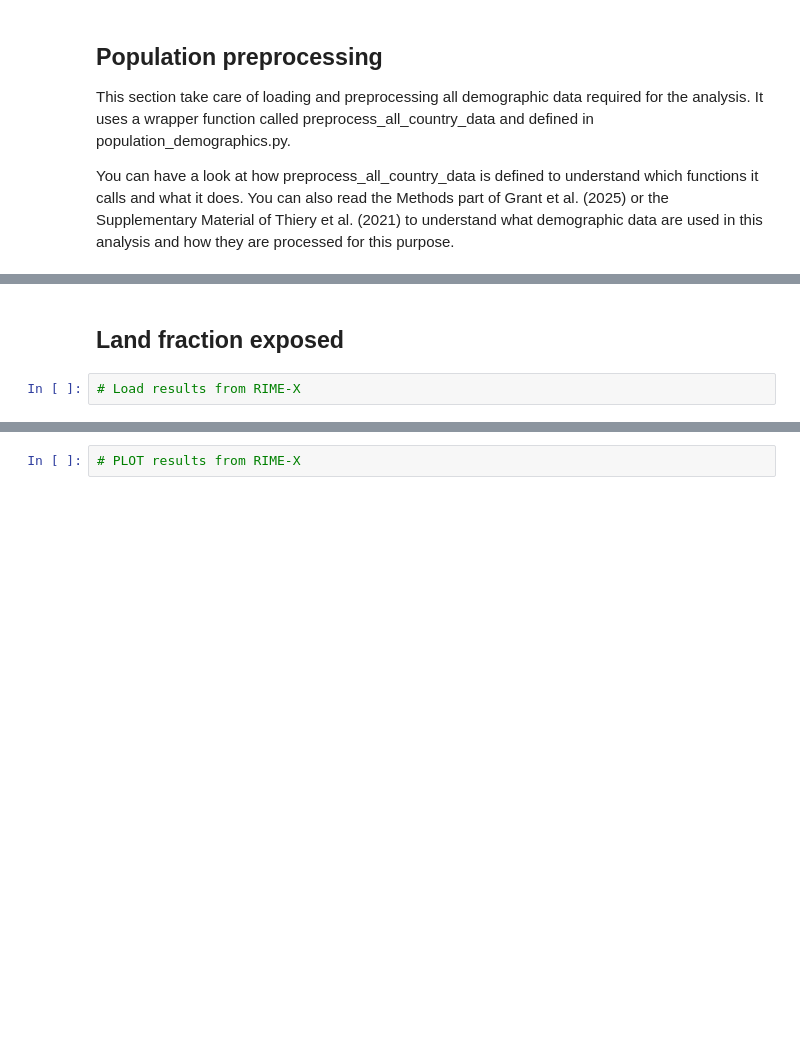
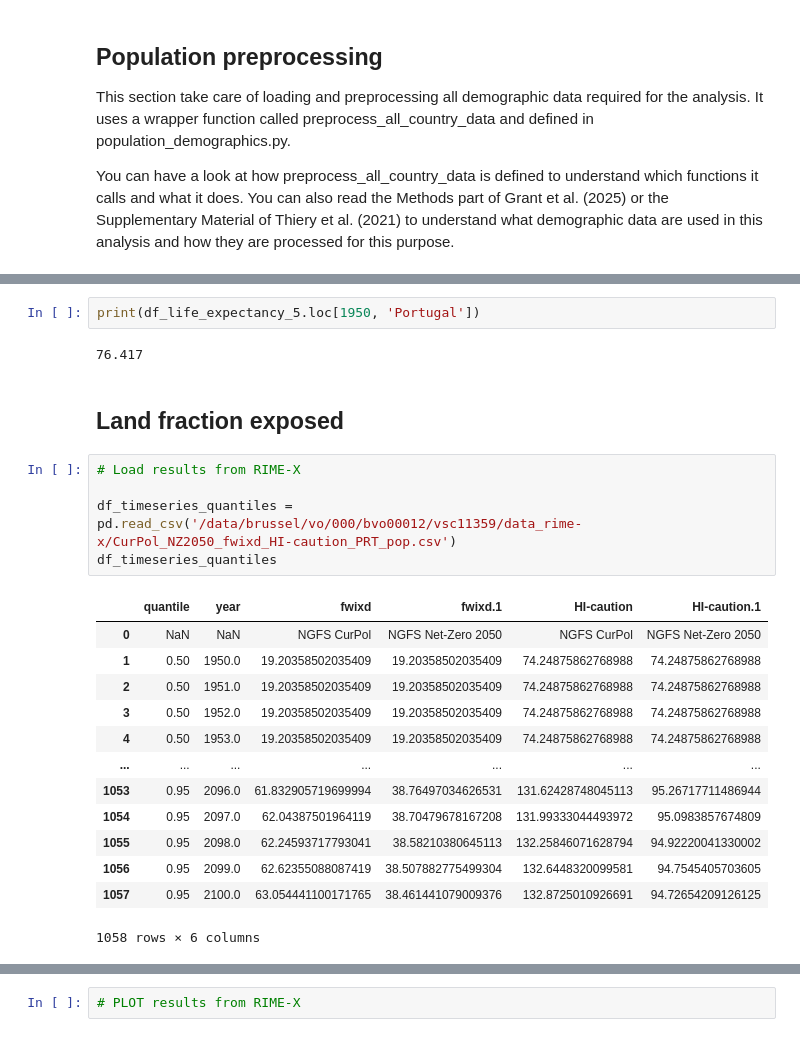
Before and after one commit to rosapietroiusti/dem4cli, a Jupyter notebook: notebooks/dem4cli-rime-x.ipynb, the cells around one changed output, grey strips where cells are left out. Drawn from its saved outputs; the diff is of its cells as text; blank space fills up the shorter version.

```diff
--- a/notebooks/dem4cli-rime-x.ipynb
+++ b/notebooks/dem4cli-rime-x.ipynb
@@ -145,4 +152,25 @@ df_life_expectancy_5
+# %%
+print(df_life_expectancy_5.loc[1950, 'Portugal'])
+# %% [output]
+76.417
 # %% [markdown]
 ## Land fraction exposed
 # %%
 # Load results from RIME-X
+
+df_timeseries_quantiles = pd.read_csv('/data/brussel/vo/000/bvo00012/vsc11359/data_rime-x/CurPol_NZ2050_fwixd_HI-caution_PRT_pop.csv')
+df_timeseries_quantiles
+# %% [output]
+|  | quantile | year | fwixd | fwixd.1 | HI-caution | HI-caution.1 |
+| 0 | NaN | NaN | NGFS CurPol | NGFS Net-Zero 2050 | NGFS CurPol | NGFS Net-Zero 2050 |
+| 1 | 0.50 | 1950.0 | 19.20358502035409 | 19.20358502035409 | 74.24875862768988 | 74.24875862768988 |
+| 2 | 0.50 | 1951.0 | 19.20358502035409 | 19.20358502035409 | 74.24875862768988 | 74.24875862768988 |
+| 3 | 0.50 | 1952.0 | 19.20358502035409 | 19.20358502035409 | 74.24875862768988 | 74.24875862768988 |
+| 4 | 0.50 | 1953.0 | 19.20358502035409 | 19.20358502035409 | 74.24875862768988 | 74.24875862768988 |
+| ... | ... | ... | ... | ... | ... | ... |
+| 1053 | 0.95 | 2096.0 | 61.832905719699994 | 38.76497034626531 | 131.62428748045113 | 95.26717711486944 |
+| 1054 | 0.95 | 2097.0 | 62.04387501964119 | 38.70479678167208 | 131.99333044493972 | 95.0983857674809 |
+| 1055 | 0.95 | 2098.0 | 62.24593717793041 | 38.58210380645113 | 132.25846071628794 | 94.92220041330002 |
+| 1056 | 0.95 | 2099.0 | 62.62355088087419 | 38.507882775499304 | 132.6448320099581 | 94.7545405703605 |
+| 1057 | 0.95 | 2100.0 | 63.054441100171765 | 38.461441079009376 | 132.8725010926691 | 94.72654209126125 |
+1058 rows × 6 columns
```
Also changed, not shown: parts of 10 cells of this notebook.
